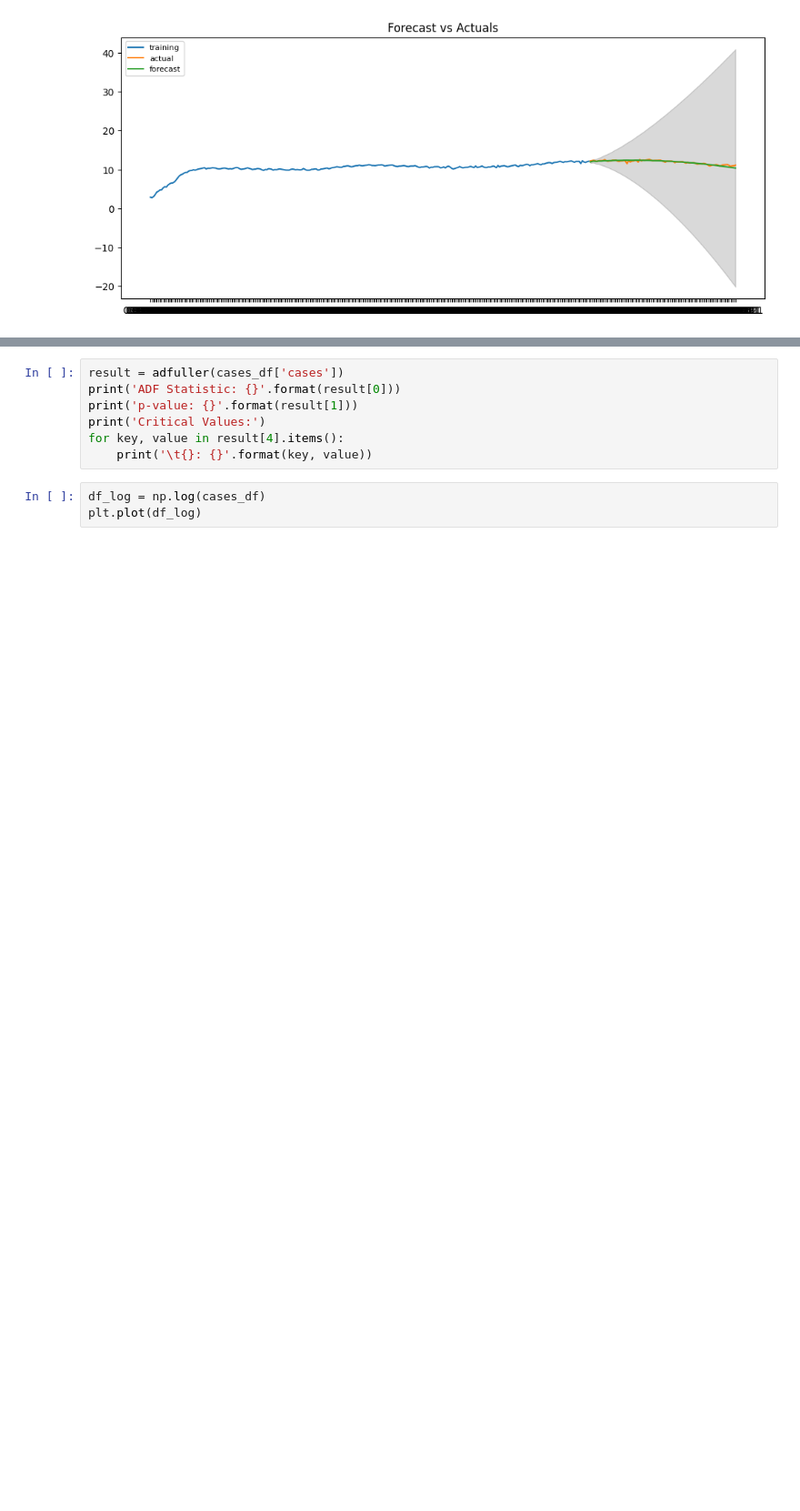
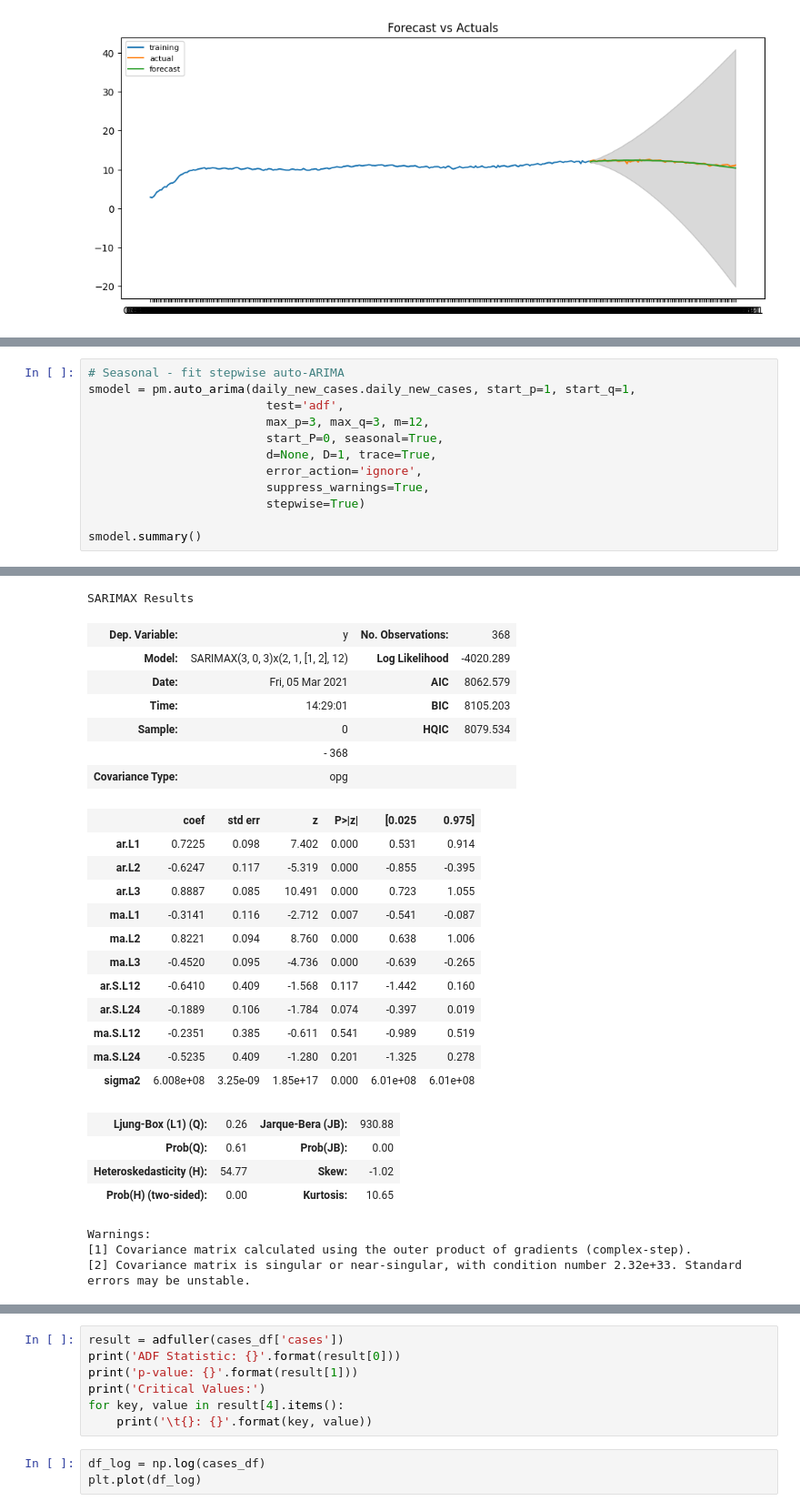
Before and after one commit to CCom20/covid-ml-application, a Jupyter notebook: notebooks/machine_learning_sandbox.ipynb, the cells around one changed output, grey strips where cells are left out. Shown at 91% size. Drawn from its saved outputs; the diff is of its cells as text; blank space fills up the shorter version.

```diff
--- a/notebooks/machine_learning_sandbox.ipynb
+++ b/notebooks/machine_learning_sandbox.ipynb
@@ -168,0 +218,13 @@ ModuleNotFoundError: No module named 'pmdarima'
+# %%
+# Seasonal - fit stepwise auto-ARIMA
+smodel = pm.auto_arima(daily_new_cases.daily_new_cases, start_p=1, start_q=1,
+                         test='adf',
+                         max_p=3, max_q=3, m=12,
+                         start_P=0, seasonal=True,
+                         d=None, D=1, trace=True,
+                         error_action='ignore',
+                         suppress_warnings=True,
+                         stepwise=True)
+
+smodel.summary()
+# %% [output]
@@ -168,0 +248,27 @@ ModuleNotFoundError: No module named 'pmdarima'
+SARIMAX Results
+| Dep. Variable: | y | No. Observations: | 368 |
+| Model: | SARIMAX(3, 0, 3)x(2, 1, [1, 2], 12) | Log Likelihood | -4020.289 |
+| Date: | Fri, 05 Mar 2021 | AIC | 8062.579 |
+| Time: | 14:29:01 | BIC | 8105.203 |
+| Sample: | 0 | HQIC | 8079.534 |
+|  | - 368 |  |  |
+| Covariance Type: | opg |  |  |
+|  | coef | std err | z | P>|z| | [0.025 | 0.975] |
+| ar.L1 | 0.7225 | 0.098 | 7.402 | 0.000 | 0.531 | 0.914 |
+| ar.L2 | -0.6247 | 0.117 | -5.319 | 0.000 | -0.855 | -0.395 |
+| ar.L3 | 0.8887 | 0.085 | 10.491 | 0.000 | 0.723 | 1.055 |
+| ma.L1 | -0.3141 | 0.116 | -2.712 | 0.007 | -0.541 | -0.087 |
+| ma.L2 | 0.8221 | 0.094 | 8.760 | 0.000 | 0.638 | 1.006 |
+| ma.L3 | -0.4520 | 0.095 | -4.736 | 0.000 | -0.639 | -0.265 |
+| ar.S.L12 | -0.6410 | 0.409 | -1.568 | 0.117 | -1.442 | 0.160 |
+| ar.S.L24 | -0.1889 | 0.106 | -1.784 | 0.074 | -0.397 | 0.019 |
+| ma.S.L12 | -0.2351 | 0.385 | -0.611 | 0.541 | -0.989 | 0.519 |
+| ma.S.L24 | -0.5235 | 0.409 | -1.280 | 0.201 | -1.325 | 0.278 |
+| sigma2 | 6.008e+08 | 3.25e-09 | 1.85e+17 | 0.000 | 6.01e+08 | 6.01e+08 |
+| Ljung-Box (L1) (Q): | 0.26 | Jarque-Bera (JB): | 930.88 |
+| Prob(Q): | 0.61 | Prob(JB): | 0.00 |
+| Heteroskedasticity (H): | 54.77 | Skew: | -1.02 |
+| Prob(H) (two-sided): | 0.00 | Kurtosis: | 10.65 |
+Warnings:
+[1] Covariance matrix calculated using the outer product of gradients (complex-step).
+[2] Covariance matrix is singular or near-singular, with condition number 2.32e+33. Standard errors may be unstable.
```
Also changed, not shown: parts of 11 cells of this notebook.
